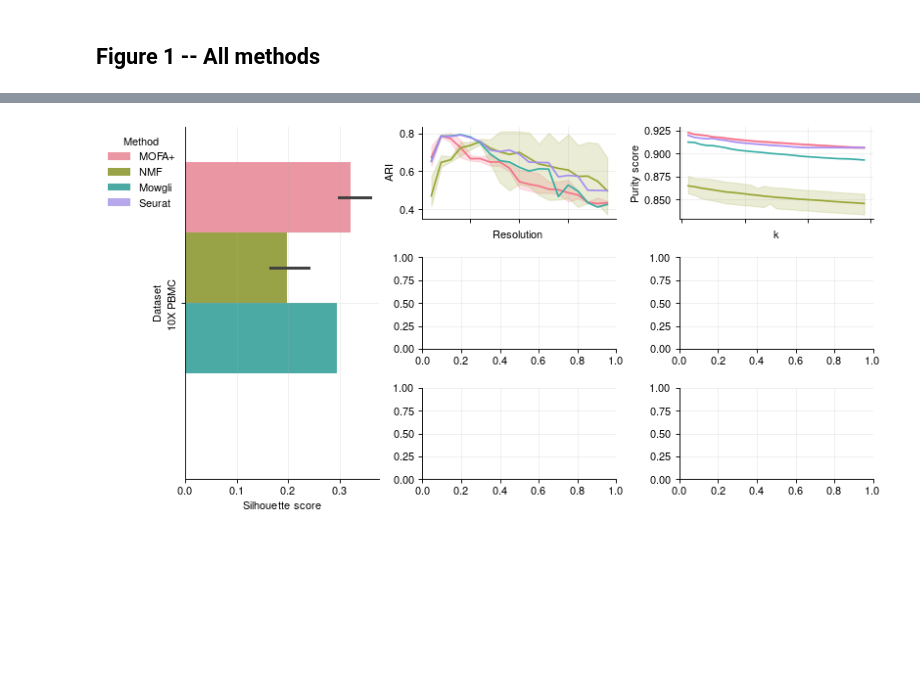
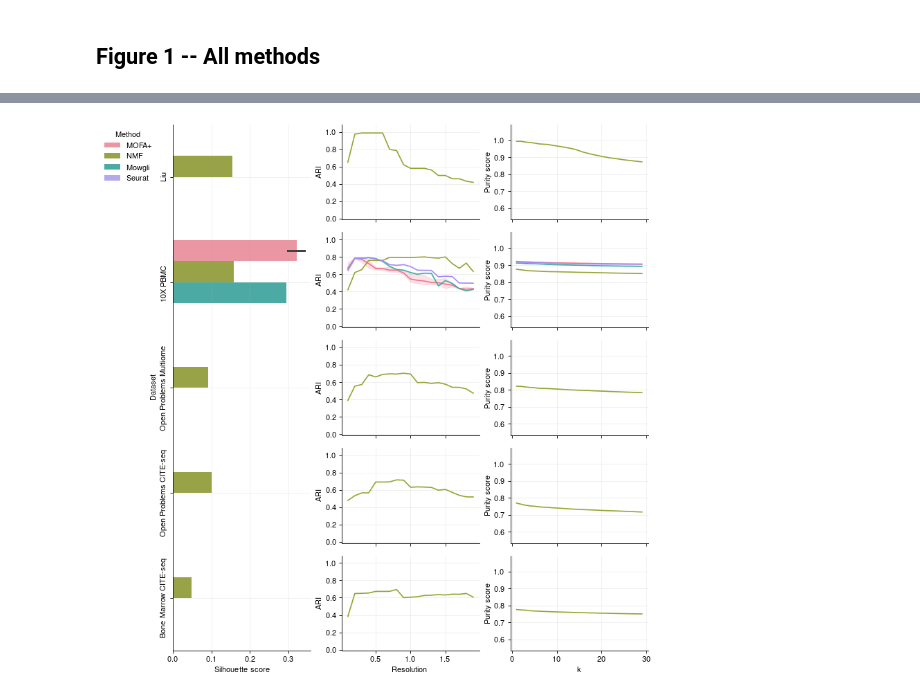
Before and after one commit to cantinilab/mowgli_reproducibility, a Jupyter notebook: visualize/figure_1.ipynb, the cells around one changed output, grey strips where cells are left out. Drawn from its saved outputs; the diff is of its cells as text; code cells hidden in the pictures; blank space fills up the shorter version.

```diff
--- a/visualize/figure_1.ipynb
+++ b/visualize/figure_1.ipynb
@@ -29,7 +29,7 @@ plt.rcParams.update(tue_fonts.neurips2021_tex(family="sans-serif"))
 # Define the paths where to read the results.
 data_path = "/users/csb/huizing/Documents/PhD/Code/mowgli_reproducibility/data/"
 mofa_path = os.path.join(data_path, "10X_PBMC_10k/scores_mofa.pkl")
-nmf_path = os.path.join(data_path, "10X_PBMC_10k/scores_nmf.pkl")
+nmf_path = "/users/csb/huizing/Documents/PhD/Code/mowgli_reproducibility/evaluate/scores_nmf.pkl"
 mowgli_path = os.path.join(data_path, "10X_PBMC_10k/scores_mowgli.pkl")
 seurat_path = os.path.join(data_path, "10X_PBMC_10k/scores_seurat.pkl")
 
@@ -201,57 +246,89 @@ axes["G"].grid()
 # %%
+# List the datasets.
+from turtle import title
+
+
+datasets = [
+    "Liu",
+    "10X PBMC",
+    "Open Problems Multiome",
+    "Open Problems CITE-seq",
+    "Bone Marrow CITE-seq",
+]
+
+for i in range(len(datasets)):
+    idx = scores_df["Dataset"].str.contains(datasets[i])
+    scores_df.loc[idx, "Order"] = i
+
 # Define the subplots.
-fig = plt.figure(constrained_layout=True, figsize=(10, 5))
+fig = plt.figure(constrained_layout=True, figsize=(10, 10))
 axes = fig.subplot_mosaic(
     """
     ABC
     ADE
     AFG
+    AHI
+    AJK
     """
 )
 
 # Visualize the silhouette score as a bar plot.
+idx = scores_df["Dataset"].str.contains("|".join(datasets))
 sns.barplot(
-    data=scores_df,
+    data=scores_df.loc[idx],
     y="Dataset",
     x="Silhouette score",
     hue="Method",
+    hue_order=["MOFA+", "NMF", "Mowgli", "Seurat"],
+    order=datasets,
     ax=axes["A"],
 )
 axes["A"].legend(
     title="Method",
-    bbox_to_anchor=(0, 1),
+    bbox_to_anchor=(-0.1, 1),
     ncol=1,
 )
-axes["A"].set_yticklabels(axes["A"].get_yticklabels(), rotation=90, va='center')
+axes["A"].set_yticklabels(axes["A"].get_yticklabels(), rotation=90, va="center")
 
 # Visualize the ARI as a line plot.
-sns.lineplot(
-    data=ari_res,
-    x="Resolution",
-    y="ARI",
-    hue="Method",
-    ax=axes["B"],
-)
-axes["B"].set_xticklabels([])
-axes["B"].get_legend().remove()
+ymin = ari_res["ARI"].min()
+ymax = ari_res["ARI"].max() + .1
+for i, ax in enumerate([axes["B"], axes["D"], axes["F"], axes["H"], axes["J"]]):
+    idx = ari_res["Dataset"].str.contains(datasets[i])
+    sns.lineplot(
+        data=ari_res.loc[idx],
+        x="Resolution",
+        y="ARI",
+        hue="Method",
+        hue_order=["MOFA+", "NMF", "Mowgli", "Seurat"],
+        ax=ax,
+    )
+    ax.get_legend().remove()
+    ax.set(ylim=(ymin, ymax))
+    if i < len(datasets) - 1:
+        ax.set_xticklabels([])
+        ax.set(xlabel=None)
 
 # Visualize the purity score as a line plot.
-sns.lineplot(
-    data=purity_res,
-    x="k",
-    y="Purity score",
-    hue="Method",
-    ax=axes["C"],
-)
-axes["C"].set_xticklabels([])
-axes["C"].get_legend().remove()
+ymin = purity_res["Purity score"].min()
+ymax = purity_res["Purity score"].max() + .1
+for i, ax in enumerate([axes["C"], axes["E"], axes["G"], axes["I"], axes["K"]]):
+    idx = purity_res["Dataset"].str.contains(datasets[i])
+    sns.lineplot(
+        data=purity_res.loc[idx],
+        x="k",
+        y="Purity score",
+        hue="Method",
+        hue_order=["MOFA+", "NMF", "Mowgli", "Seurat"],
+        ax=ax,
+    )
+    ax.get_legend().remove()
+    ax.set(ylim=(ymin, ymax))
+    if i < len(datasets) - 1:
+        ax.set_xticklabels([])
+        ax.set(xlabel=None)
 
-axes["A"].grid()
-axes["B"].grid()
-axes["C"].grid()
-axes["D"].grid()
-axes["E"].grid()
-axes["F"].grid()
-axes["G"].grid()
+for i in axes:
+    axes[i].grid()
 # %% [output]
-[figure, old version]
+[figure, new version]
```
Also changed, not shown: parts of 3 cells of this notebook, 5 other files.
